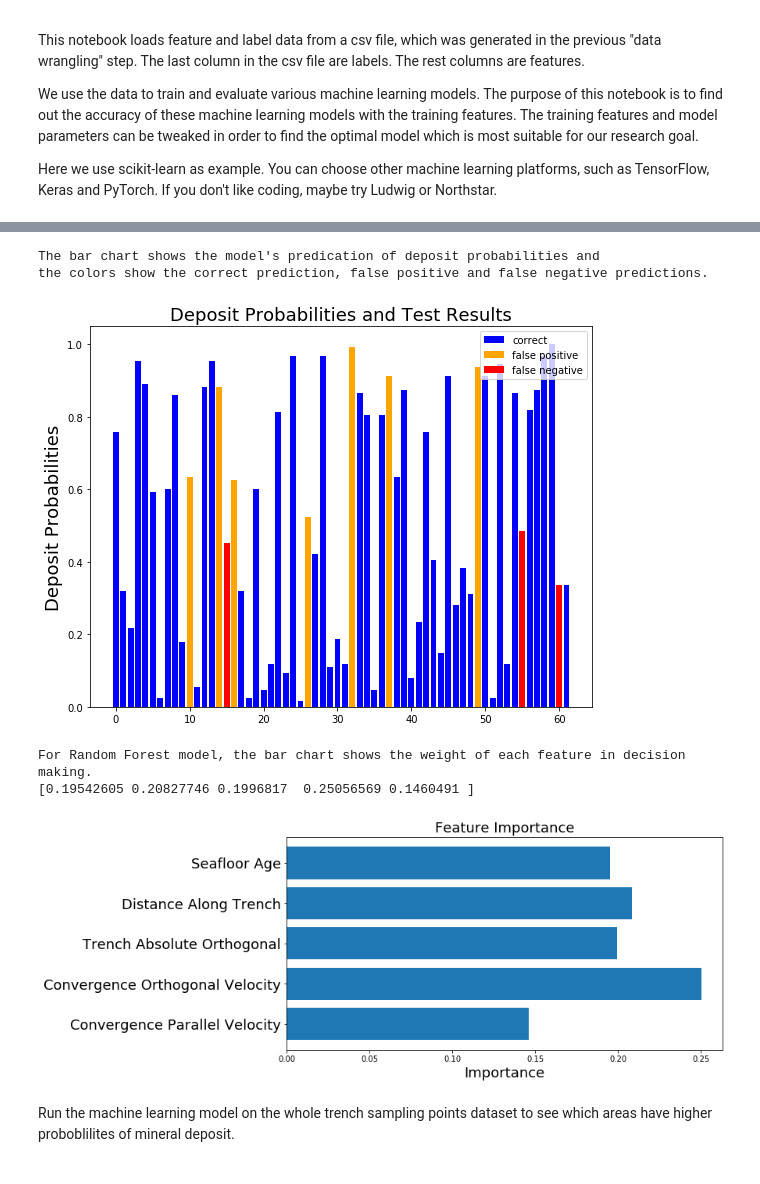
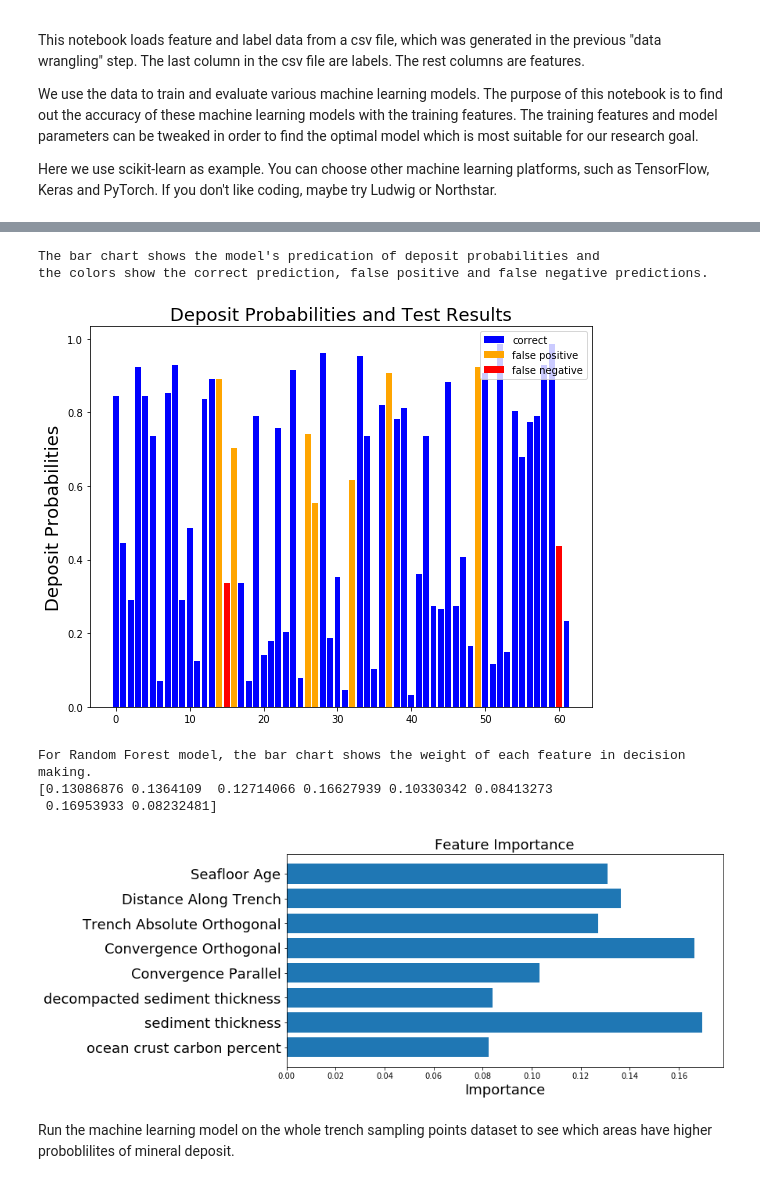
Before and after one commit to EarthByte/spatio-temporal-exploration, a Jupyter notebook: python/5_Machine_Learning.ipynb, the cells around one changed output, grey strips where cells are left out. Saved outputs shown, nothing was run; the diff lists cells and outputs as text; code cells hidden in the pictures.

```diff
--- a/python/5_Machine_Learning.ipynb
+++ b/python/5_Machine_Learning.ipynb
@@ -15,11 +15,12 @@ from sklearn.ensemble import RandomForestClassifier
 from sklearn import preprocessing
 import matplotlib.pyplot as plt
 import numpy as np
+import pandas as pd
 
 #read in data for machine learning training and testing
-all_data_in_file = np.genfromtxt('ml_deposit_data.csv',delimiter=',',skip_header=1)
-labels = all_data_in_file[:,-1]
-data = all_data_in_file[:,:-1]
+all_data_in_file = pd.read_csv('testcase_1_deposit_feature_and_label.csv')
+labels = all_data_in_file.iloc[:,-1]
+data = all_data_in_file.iloc[:,:-1]
 
 #choose classifier
 classifier = 'RFC' #random forest
@@ -110,26 +111,28 @@ plt.show()
 # %% [output]
 The bar chart shows the model's predication of deposit probabilities and
 the colors show the correct prediction, false positive and false negative predictions.
-[figure, old version]
+[figure, new version]
 # %%
 if classifier == 'RFC':
     print('For Random Forest model, the bar chart shows the weight of each feature in decision making.')
     print(clf.feature_importances_)
     #plot the feature importance if using Random Forest Classifier.
     fig, ax = plt.subplots(figsize=(10, 5))
     ax.barh(np.arange(len(clf.feature_importances_)), clf.feature_importances_)
     ax.set_xlabel('Importance', fontsize=18)
     ax.set_title('Feature Importance',fontsize=18)
     ax.set_yticks(np.arange(len(clf.feature_importances_)))
-    feature_names = ['Seafloor Age', 'Distance Along Trench', 'Trench Absolute Orthogonal',
-                     'Convergence Orthogonal Velocity', 'Convergence Parallel Velocity']
+    #feature_names = ['Seafloor Age', 'Distance Along Trench', 'Trench Absolute Orthogonal',
+    #                'Convergence Orthogonal Velocity', 'Convergence Parallel Velocity']
+    feature_names = all_data_in_file.columns
     ax.set_yticklabels(feature_names, rotation=0, fontsize=18)
     ax.invert_yaxis()
     plt.show()
 # %% [output]
 For Random Forest model, the bar chart shows the weight of each feature in decision making.
-[0.19542605 0.20827746 0.1996817  0.25056569 0.1460491 ]
+[0.13086876 0.1364109  0.12714066 0.16627939 0.10330342 0.08413273
+ 0.16953933 0.08232481]
-[figure, old version]
+[figure, new version]
 # %% [markdown]
 Run the machine learning model on the whole trench sampling points dataset to see which areas have higher proboblilites of mineral deposit.
 # %%
```
Also changed, not shown: parts of 4 cells of this notebook, 4 other files.
